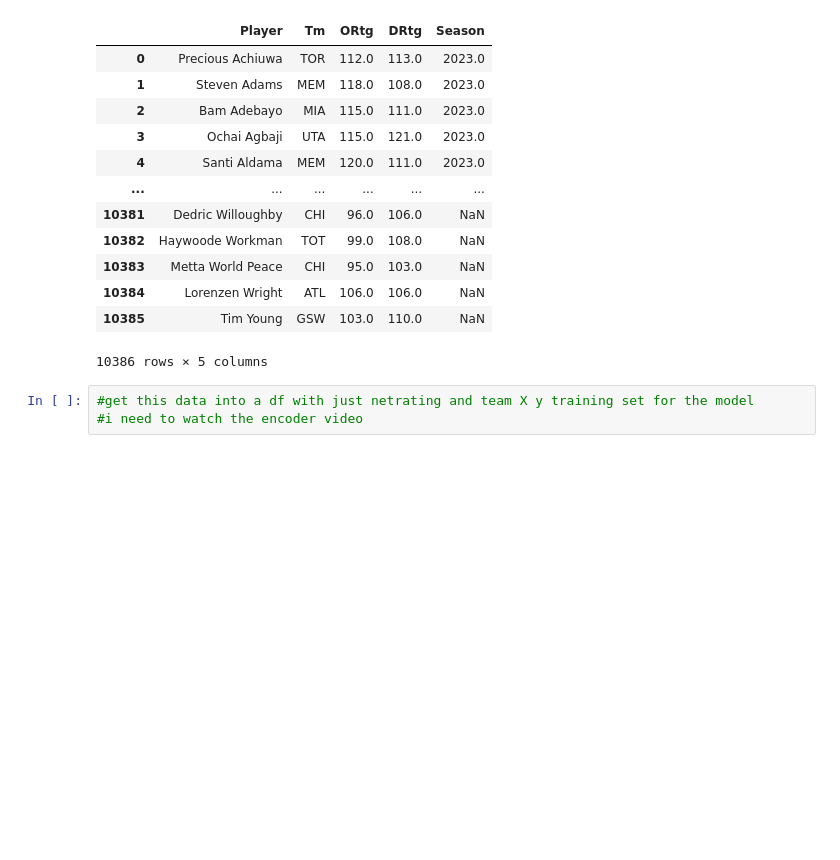
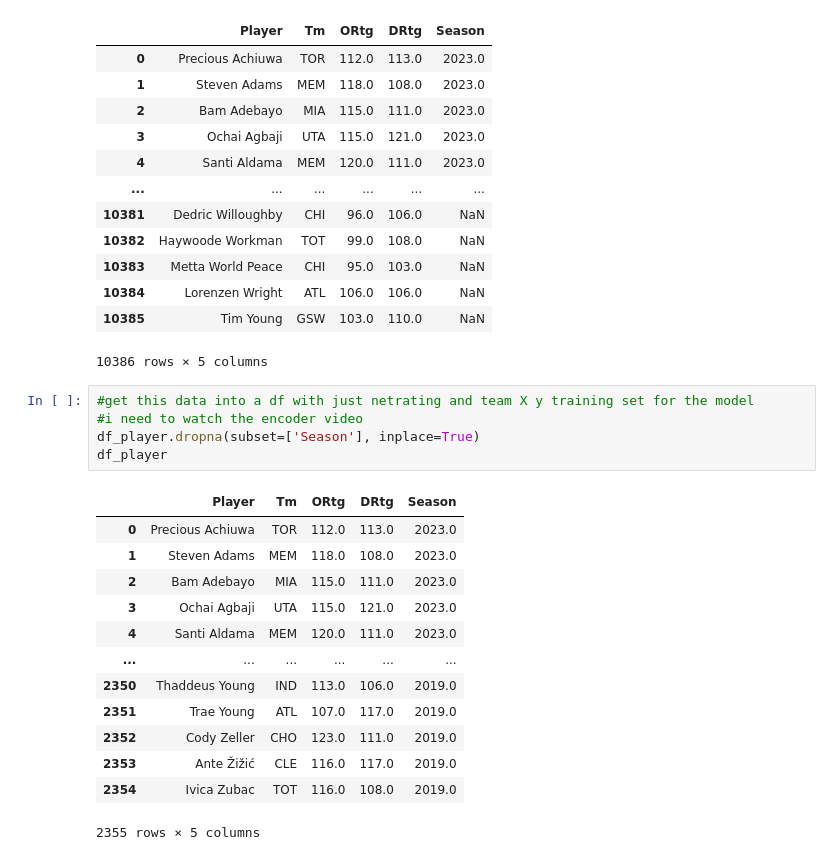
Before and after one commit to ofiore/BasketballClusteringCSE5825, a Jupyter notebook: TeamRatingModel.ipynb, the cells around one changed output. Drawn from its saved outputs; the diff is of its cells as text; blank space fills up the shorter version.

```diff
--- a/TeamRatingModel.ipynb
+++ b/TeamRatingModel.ipynb
@@ -173,3 +173,19 @@ Index(['Unnamed: 0', 'Player', 'Tm', 'G', '3P', '3P%', '2P', '2P%', 'FT%',
 # %%
 #get this data into a df with just netrating and team X y training set for the model
 #i need to watch the encoder video
+df_player.dropna(subset=['Season'], inplace=True)
+df_player
+# %% [output]
+|  | Player | Tm | ORtg | DRtg | Season |
+| 0 | Precious Achiuwa | TOR | 112.0 | 113.0 | 2023.0 |
+| 1 | Steven Adams | MEM | 118.0 | 108.0 | 2023.0 |
+| 2 | Bam Adebayo | MIA | 115.0 | 111.0 | 2023.0 |
+| 3 | Ochai Agbaji | UTA | 115.0 | 121.0 | 2023.0 |
+| 4 | Santi Aldama | MEM | 120.0 | 111.0 | 2023.0 |
+| ... | ... | ... | ... | ... | ... |
+| 2350 | Thaddeus Young | IND | 113.0 | 106.0 | 2019.0 |
+| 2351 | Trae Young | ATL | 107.0 | 117.0 | 2019.0 |
+| 2352 | Cody Zeller | CHO | 123.0 | 111.0 | 2019.0 |
+| 2353 | Ante Žižić | CLE | 116.0 | 117.0 | 2019.0 |
+| 2354 | Ivica Zubac | TOT | 116.0 | 108.0 | 2019.0 |
+2355 rows × 5 columns
```
Also changed, not shown: parts of 3 cells of this notebook, 1 other file.
